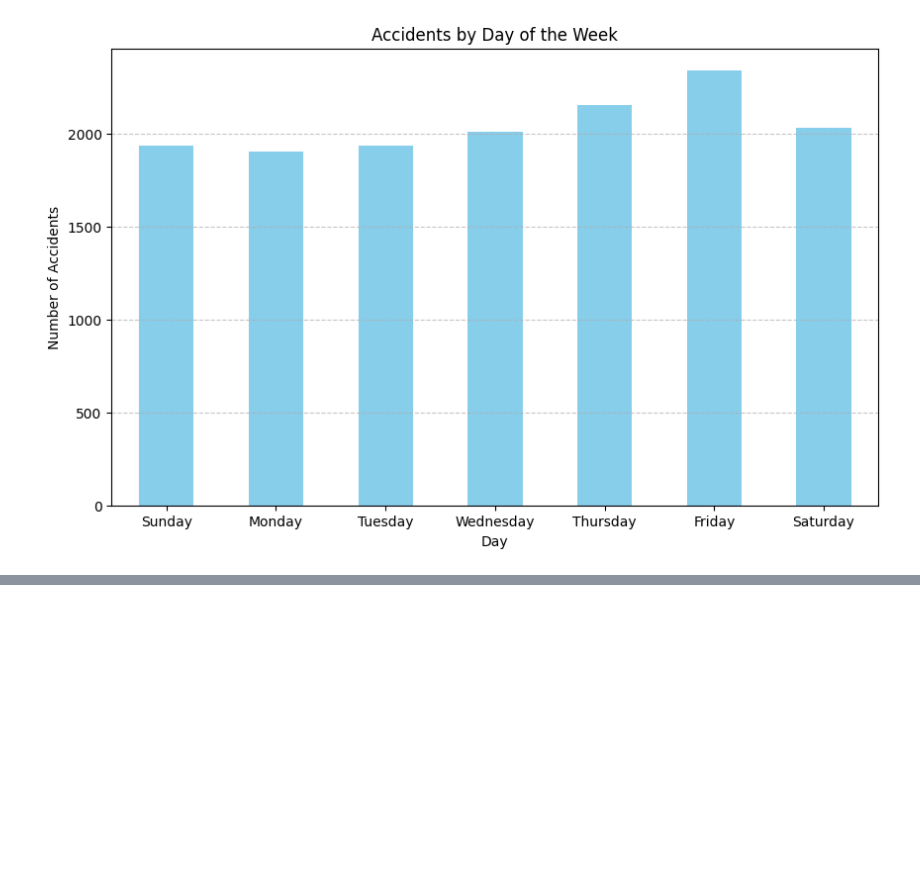
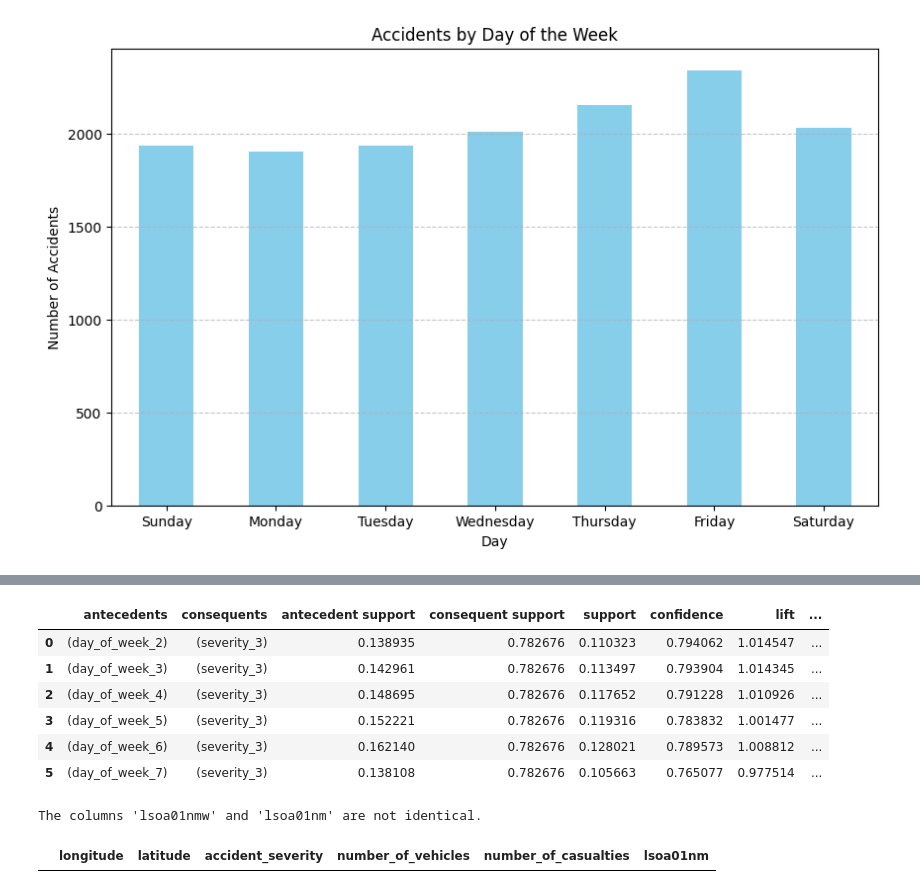
Before and after one commit to usm1ai/Accident_Prediction, a Jupyter notebook: Accident_Pro.ipynb, the cells around one changed output, grey strips where cells are left out. Cells and saved outputs as stored; diff of their text form; code cells hidden in the pictures; blank space fills up the shorter version.

```diff
--- a/Accident_Pro.ipynb
+++ b/Accident_Pro.ipynb
@@ -156,0 +189,3 @@ day_of_the_week_analysis(filtered_data['day_of_week'])
+# %%
+severity_data = joined_table[['accident_severity', 'time', 'day_of_week']]
+severity_data
@@ -156,0 +206,2 @@ day_of_the_week_analysis(filtered_data['day_of_week'])
+# %%
+severity_data['time'] = severity_data['time'].str.split(':').str[0].astype(int)
@@ -156,0 +243,32 @@ day_of_the_week_analysis(filtered_data['day_of_week'])
+# %%
+from mlxtend.frequent_patterns import apriori
+from mlxtend.frequent_patterns import association_rules
+import pandas as pd
+
+# Assuming your DataFrame containing the extracted columns is named df_accidents
+
+# Convert time and day_of_week to categorical variables
+severity_data['time'] = severity_data['time'].astype('category')
+severity_data['day_of_week'] = severity_data['day_of_week'].astype('category')
+
+# Convert categorical variables to one-hot encoded format
+df_encoded = pd.get_dummies(severity_data[['time', 'day_of_week']])
+
+# Convert accident_severity to binary columns
+severity_dummies = pd.get_dummies(severity_data['accident_severity'], prefix='severity')
+
+# Concatenate binary severity columns
+df_encoded = pd.concat([df_encoded, severity_dummies], axis=1)
+
+# Find frequent itemsets with minimum support threshold
+frequent_itemsets = apriori(df_encoded, min_support=0.1, use_colnames=True)
+
+# Generate association rules
+rules = association_rules(frequent_itemsets, metric="confidence", min_threshold=0.7)
+
+# Display frequent itemsets and association rules
+print("Frequent Itemsets:")
+print(frequent_itemsets)
+
+print("\nAssociation Rules:")
+print(rules)
@@ -156,0 +322,31 @@ day_of_the_week_analysis(filtered_data['day_of_week'])
+# %%
+rules
+# %% [output]
+|  | antecedents | consequents | antecedent support | consequent support | support | confidence | lift | ... |
+| 0 | (day_of_week_2) | (severity_3) | 0.138935 | 0.782676 | 0.110323 | 0.794062 | 1.014547 | ... |
+| 1 | (day_of_week_3) | (severity_3) | 0.142961 | 0.782676 | 0.113497 | 0.793904 | 1.014345 | ... |
+| 2 | (day_of_week_4) | (severity_3) | 0.148695 | 0.782676 | 0.117652 | 0.791228 | 1.010926 | ... |
+| 3 | (day_of_week_5) | (severity_3) | 0.152221 | 0.782676 | 0.119316 | 0.783832 | 1.001477 | ... |
+| 4 | (day_of_week_6) | (severity_3) | 0.162140 | 0.782676 | 0.128021 | 0.789573 | 1.008812 | ... |
+| 5 | (day_of_week_7) | (severity_3) | 0.138108 | 0.782676 | 0.105663 | 0.765077 | 0.977514 | ... |
+# %%
+# Assuming joined_table is your DataFrame
+
+# Check if the two columns are identical
+are_identical = joined_table['lsoa01nmw'].equals(joined_table['lsoa01nm'])
+
+# Print the result
+if are_identical:
+    print("The columns 'lsoa01nmw' and 'lsoa01nm' are identical.")
+else:
+    print("The columns 'lsoa01nmw' and 'lsoa01nm' are not identical.")
+# %% [output]
+The columns 'lsoa01nmw' and 'lsoa01nm' are not identical.
+# %%
+filtered_table = joined_table[joined_table['lsoa01nm'].isin(['Kingston upon Hull', 'East Riding of Yorkshire', 'North Lincolnshire 022C', 'North East Lincolnshire 003C'])]
+# Select only the columns of interest
+filtered_data = filtered_table[['longitude', 'latitude', 'accident_severity', 'number_of_vehicles', 'number_of_casualties', 'lsoa01nm']].reset_index(drop=True)
+# Display the filtered data
+filtered_data
+# %% [output]
+|  | longitude | latitude | accident_severity | number_of_vehicles | number_of_casualties | lsoa01nm |
```
Also changed, not shown: parts of 11 cells of this notebook.
